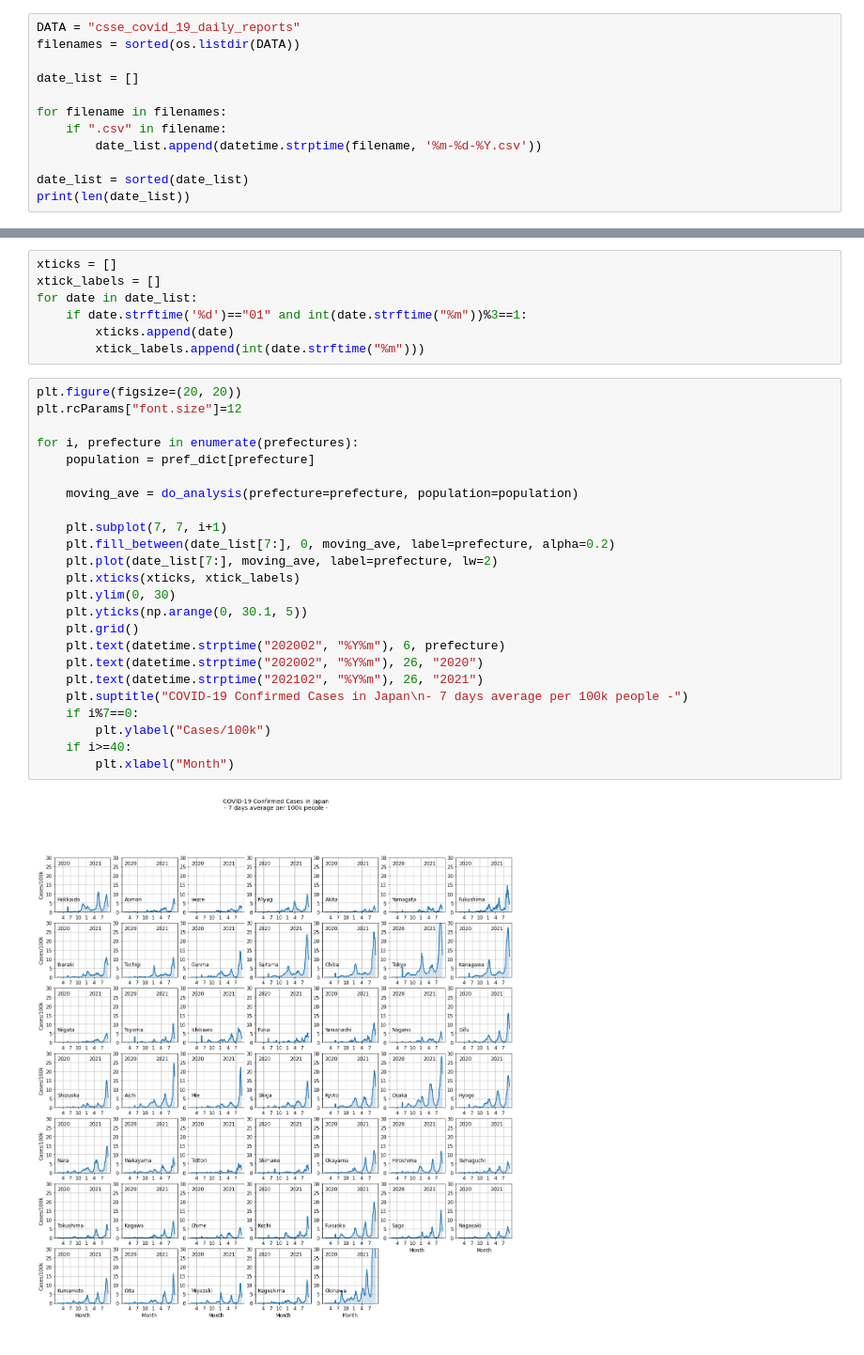
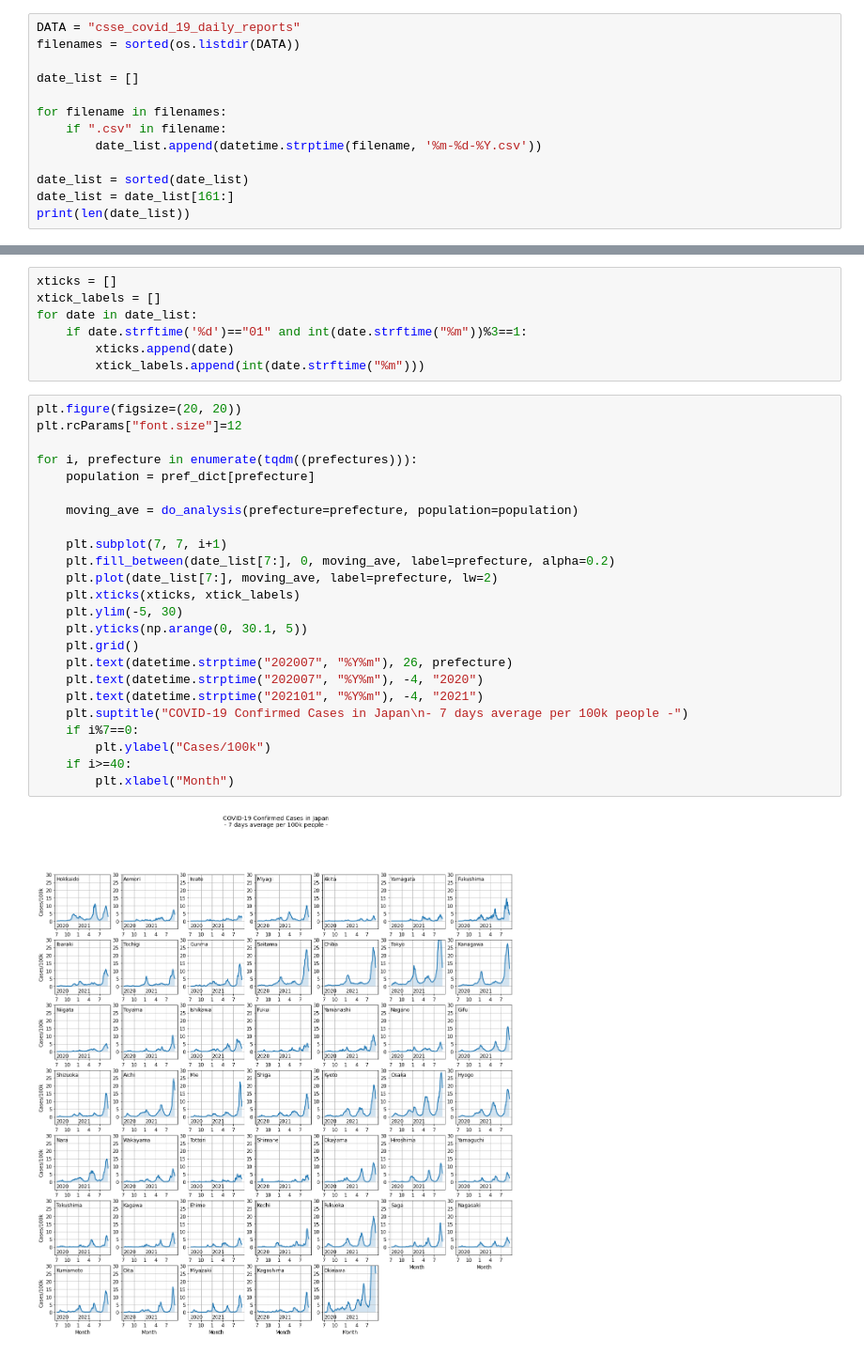
Before and after one commit to naoya1110/covid19-japan-7days-average, a Jupyter notebook: covid19_jpn_visualizer.ipynb, the cells around one changed output, grey strips where cells are left out. Shown: that part at 94% size. Saved outputs shown, nothing was run; the diff lists cells and outputs as text.

```diff
--- a/covid19_jpn_visualizer.ipynb
+++ b/covid19_jpn_visualizer.ipynb
@@ -23,5 +23,6 @@ for filename in filenames:
         date_list.append(datetime.strptime(filename, '%m-%d-%Y.csv'))
 
 date_list = sorted(date_list)
+date_list = date_list[161:]
 print(len(date_list))
 # %% [output]
@@ -200,26 +141,26 @@ for date in date_list:
 # %%
 plt.figure(figsize=(20, 20))
 plt.rcParams["font.size"]=12
 
-for i, prefecture in enumerate(prefectures):
+for i, prefecture in enumerate(tqdm((prefectures))):
     population = pref_dict[prefecture]
 
     moving_ave = do_analysis(prefecture=prefecture, population=population)
 
     plt.subplot(7, 7, i+1)
     plt.fill_between(date_list[7:], 0, moving_ave, label=prefecture, alpha=0.2)
     plt.plot(date_list[7:], moving_ave, label=prefecture, lw=2)
     plt.xticks(xticks, xtick_labels)
-    plt.ylim(0, 30)
+    plt.ylim(-5, 30)
     plt.yticks(np.arange(0, 30.1, 5))
     plt.grid()
-    plt.text(datetime.strptime("202002", "%Y%m"), 6, prefecture)
-    plt.text(datetime.strptime("202002", "%Y%m"), 26, "2020")
-    plt.text(datetime.strptime("202102", "%Y%m"), 26, "2021")
+    plt.text(datetime.strptime("202007", "%Y%m"), 26, prefecture)
+    plt.text(datetime.strptime("202007", "%Y%m"), -4, "2020")
+    plt.text(datetime.strptime("202101", "%Y%m"), -4, "2021")
     plt.suptitle("COVID-19 Confirmed Cases in Japan\n- 7 days average per 100k people -")
     if i%7==0:
         plt.ylabel("Cases/100k")
     if i>=40:
         plt.xlabel("Month")
 # %% [output]
-[figure, old version]
+[figure, new version]
```
Also changed, not shown: parts of 3 cells of this notebook.
